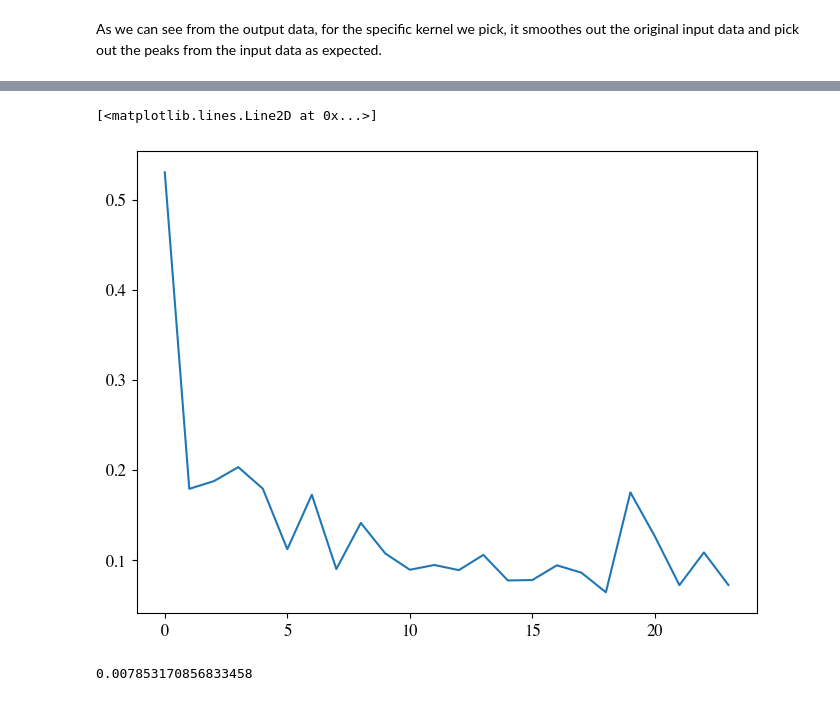
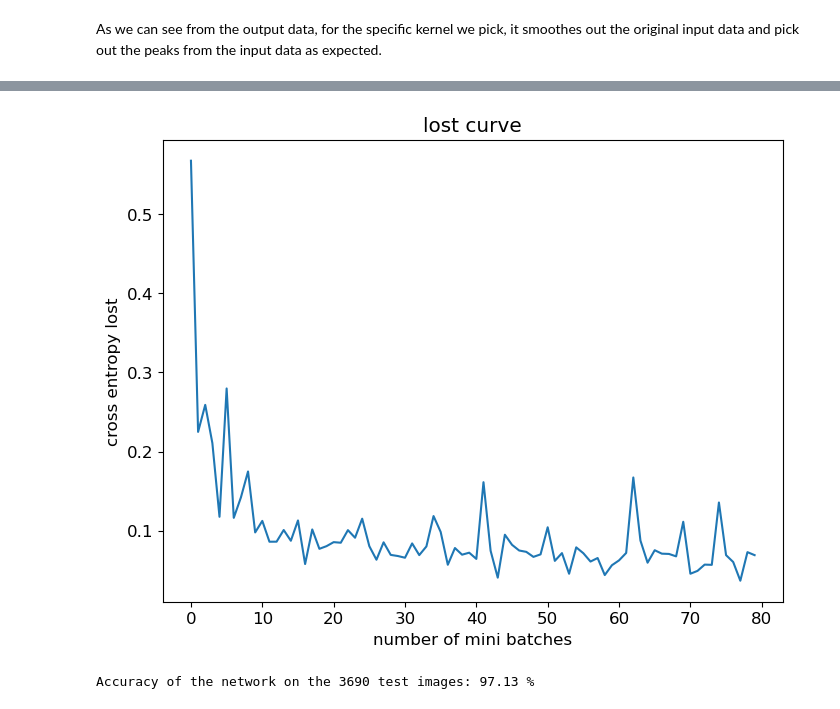
Before and after one commit to FeiyangWang141421/MRES-1DCNN-MiniProject, a Jupyter notebook: 1DCNN-MiniProject.ipynb, the cells around one changed output, grey strips where cells are left out. Cells and saved outputs as stored; diff of their text form; code cells hidden in the pictures.

```diff
--- a/1DCNN-MiniProject.ipynb
+++ b/1DCNN-MiniProject.ipynb
@@ -198,0 +187,4 @@ optimizer = optim.SGD(net.parameters(), lr = learning_rate, momentum = momentum)
+# %%
+net = Conv1DNet(40,40,5,3,6)
+from torchinfo import summary
+summary(net, (1,1,1000))
@@ -199,25 +209,56 @@ optimizer = optim.SGD(net.parameters(), lr = learning_rate, momentum = momentum)
 # %%
-def train(epoch_num):
+# define the loss function and optimizer
+import torch.optim as optim
+
+def train_network(epoch_num,net,learning_rate,momentum,verbose = True):
+    # the training function that we use to train our data
+    criterion = nn.CrossEntropyLoss()
+    optimizer = optim.SGD(net.parameters(),lr = learning_rate, momentum = momentum)
     loss_list = [] #keep track of the loss
     for epoch in range(epoch_num): #loop over the data epoch_num times
         running_loss = 0.0
         for i, data in enumerate(train_loader,0):
-            data,label = data
+            x,label = data
             optimizer.zero_grad()
             #train the model
-            pred = net(data)
+            pred = net(x)
             loss = criterion(pred,label)
             loss.backward()
             optimizer.step()
             #print statistics on loss
             running_loss += loss.item()
             if i % 200 == 199:    # print every 200 mini-batches
-                print(f'[{epoch + 1}, {i + 1:5d}] loss: {running_loss / 200:.3f}')
+                if verbose == True:
+                    print(f'[{epoch + 1}, {i + 1:5d}] loss: {running_loss / 200:.3f}')
                 loss_list.append(running_loss/200)
                 running_loss = 0.0
     print("Finish training")
     return loss_list
+
+def validation(net, validation_loader):
+    correct = 0
+    total = 0
+    # we are validating our results and thus we do not need to include the gradient
+    with torch.no_grad():
+        for data in validation_loader:
+            x, label = data
+            outputs = net(x)
+            _,predicts = torch.max(outputs,1)
+            total += label.size(0)
+            correct += (predicts == label).sum().item()
+    accuracy = 100 * correct/total
+    print(f'Accuracy of the network on the {total} test images: {accuracy:.2f} %')
 # %%
-loss_list = train(3)
+# the macros we can adjust
+learning_rate = 1e-3
+momentum = 0.9
+
+# each mini batch has lenght of 200
+loss_list = train_network(10,net,learning_rate,momentum)
+plt.figure()
+plt.title("lost curve")
+plt.xlabel("number of mini batches")
+plt.ylabel("cross entropy lost")
 plt.plot(loss_list)
+plt.show()
 # %% [output]
@@ -240,7 +281,6 @@ plt.plot(loss_list)
 Finish training
-[<matplotlib.lines.Line2D at 0x...>]
-[figure, old version]
+[figure, new version]
-# %%
-loss_list[0]
-# %% [output]
-0.007853170856833458
+# %%
+validation(net, val_loader)
+# %% [output]
+Accuracy of the network on the 3690 test images: 97.13 %
```
Also changed, not shown: parts of 12 cells of this notebook.
